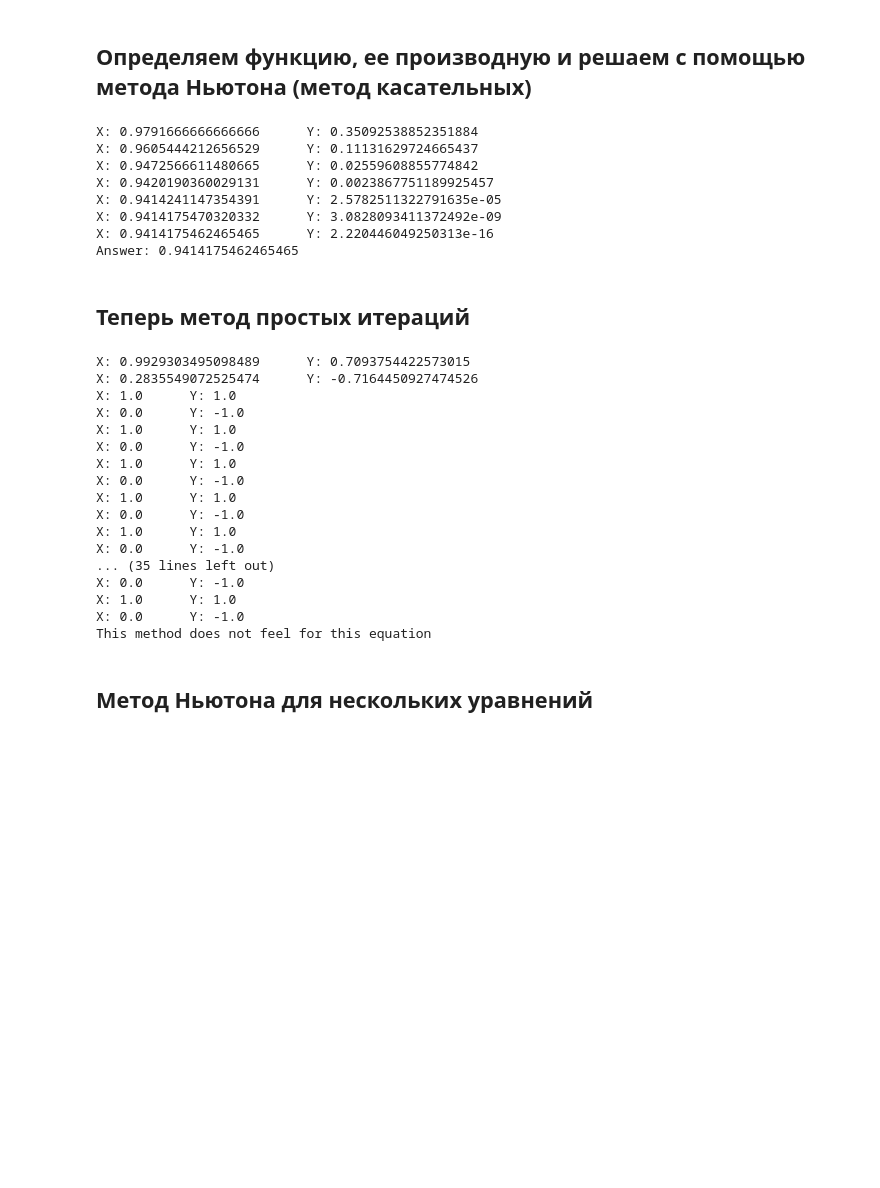
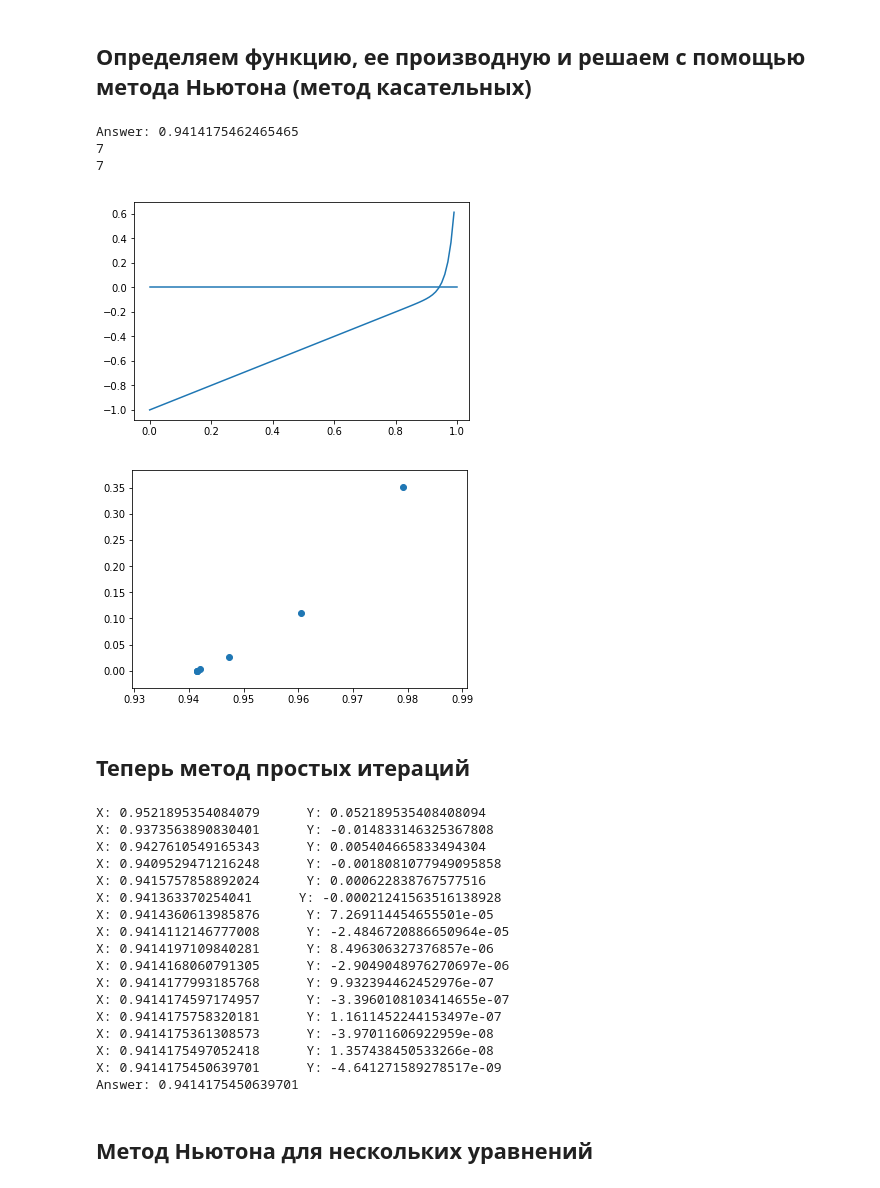
Before and after one commit to YarrDOpanas/uData, a Jupyter notebook: Math Pro/Nonlinear_equations.ipynb, the cells around one changed output. Saved outputs shown, nothing was run; the diff lists cells and outputs as text; code cells hidden in the pictures; blank space fills up the shorter version.

```diff
--- a/Math Pro/Nonlinear_equations.ipynb
+++ b/Math Pro/Nonlinear_equations.ipynb
@@ -24,40 +23,53 @@ def f(x):
     return x**(n + 40) + x - 1
 def derived_1_f(x):
     return (n+40) * x**(n+39) + 1
-def Newton(xo):
+def Newton(xo, X, Y):
     e = 10**10
     eps = 10 ** (-8)
     i = 0
     while e > eps:
         x = xo - f(xo)/derived_1_f(xo)
-        print('X: ' + str(x) +'      ' + 'Y: '+ str(f(x)))
+        X = np.append(X, x)
+        Y = np.append(Y, f(x))
         e = abs(x - xo)
         xo = x
         i += 1
         if i == 50:
             raise(Exception)
-    return x
+    return x, X, Y
 try:
-    x = Newton(1)
+    X = np.array([])
+    Y = np.array([])
+    x, X, Y = Newton(1, X, Y)
     print('Answer: ' + str(x))
+    print(X.size)
+    print(Y.size)
 except(Exception):
     print("This method does not feel for this equation")
 # %% [output]
-X: 0.9791666666666666      Y: 0.35092538852351884
-X: 0.9605444212656529      Y: 0.11131629724665437
-X: 0.9472566611480665      Y: 0.02559608855774842
-X: 0.9420190360029131      Y: 0.0023867751189925457
-X: 0.9414241147354391      Y: 2.5782511322791635e-05
-X: 0.9414175470320332      Y: 3.0828093411372492e-09
-X: 0.9414175462465465      Y: 2.220446049250313e-16
 Answer: 0.9414175462465465
+7
+7
+# %%
+x = np.arange(0, 1, 0.01)
+y = x**(n+40) + x - 1
+plt.plot(x, y)
+ax = plt.gca()
+l = mlines.Line2D([0,1], [0,0])
+ax.add_line(l)
+plt.show()
+plt.scatter(X, Y)
+plt.show()
+# %% [output]
+[figure, added]
+[figure, added]
 # %% [markdown]
 ## Теперь метод простых итераций
 # %%
 def f1(x):
     return x**(n+40) + x -1
 def fi(x):
-    return 1 - x**(n+40)
+    return math.pow(1 - x, 1/(n+40))
 def simple_iteration_method(xo):
     eps = 10 ** (-8)
     e = 10**10
@@ -77,23 +89,23 @@ try:
 except(Exception):
     print("This method does not feel for this equation")
 # %% [output]
-X: 0.9929303495098489      Y: 0.7093754422573015
-X: 0.2835549072525474      Y: -0.7164450927474526
-X: 1.0      Y: 1.0
-X: 0.0      Y: -1.0
-X: 1.0      Y: 1.0
-X: 0.0      Y: -1.0
-X: 1.0      Y: 1.0
-X: 0.0      Y: -1.0
-X: 1.0      Y: 1.0
-X: 0.0      Y: -1.0
-X: 1.0      Y: 1.0
-X: 0.0      Y: -1.0
-... (35 lines left out)
-X: 0.0      Y: -1.0
-X: 1.0      Y: 1.0
-X: 0.0      Y: -1.0
-This method does not feel for this equation
+X: 0.9521895354084079      Y: 0.052189535408408094
+X: 0.9373563890830401      Y: -0.014833146325367808
+X: 0.9427610549165343      Y: 0.005404665833494304
+X: 0.9409529471216248      Y: -0.0018081077949095858
+X: 0.9415757858892024      Y: 0.000622838767577516
+X: 0.941363370254041      Y: -0.00021241563516138928
+X: 0.9414360613985876      Y: 7.269114454655501e-05
+X: 0.9414112146777008      Y: -2.4846720886650964e-05
+X: 0.9414197109840281      Y: 8.496306327376857e-06
+X: 0.9414168060791305      Y: -2.9049048976270697e-06
+X: 0.9414177993185768      Y: 9.932394462452976e-07
+X: 0.9414174597174957      Y: -3.3960108103414655e-07
+X: 0.9414175758320181      Y: 1.1611452244153497e-07
+X: 0.9414175361308573      Y: -3.97011606922959e-08
+X: 0.9414175497052418      Y: 1.357438450533266e-08
+X: 0.9414175450639701      Y: -4.641271589278517e-09
+Answer: 0.9414175450639701
 # %% [markdown]
 ## Метод Ньютона для нескольких уравнений
 # %%
```
Also changed, not shown: parts of 2 cells of this notebook, 1 other file.
